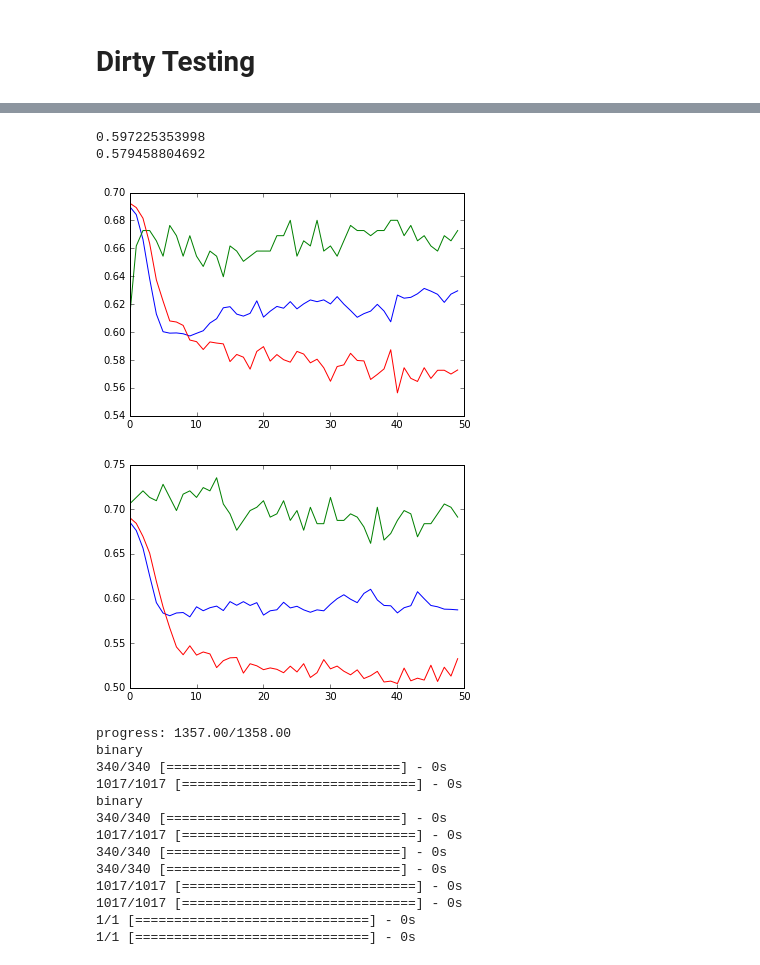
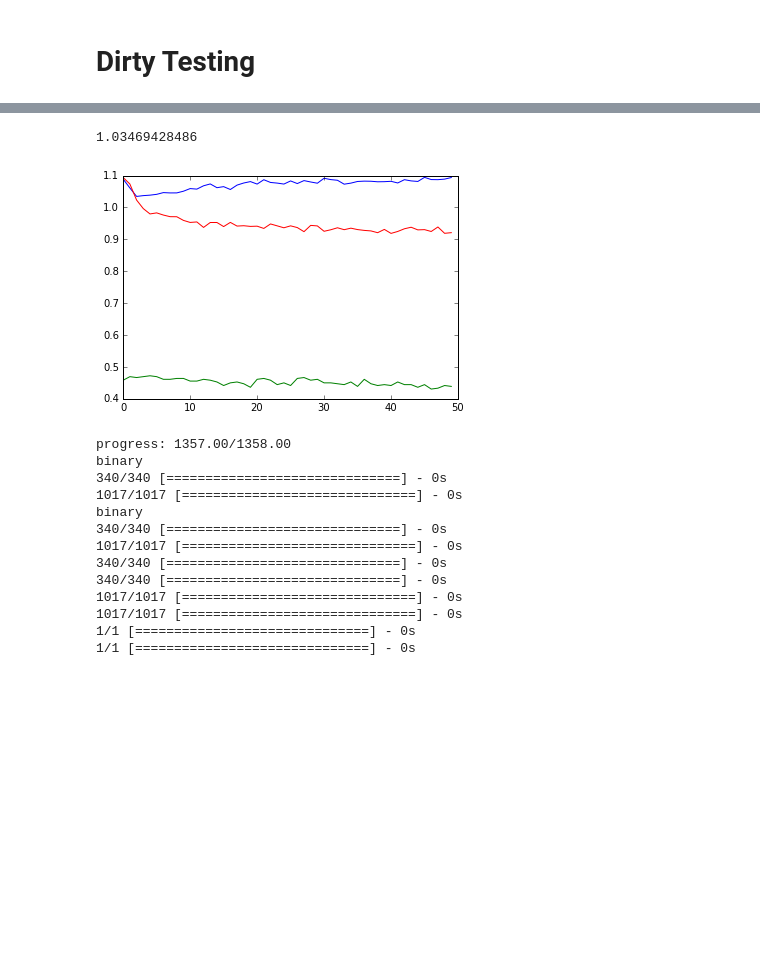
Before and after one commit to yat011/football_prediction, a Jupyter notebook: main-b3(feature selection)_ordinal.ipynb, the cells around one changed output, grey strips where cells are left out. Drawn from its saved outputs; the diff is of its cells as text; code cells hidden in the pictures; blank space fills up the shorter version.

```diff
--- a/main-b3(feature selection)_ordinal.ipynb
+++ b/main-b3(feature selection)_ordinal.ipynb
@@ -887,7 +946,7 @@ df
 
 df.to_csv('dataSet/V10_2.csv',index=False)
 # %%
-X,y = c.getH7(removeInsufficient = True)
+X,y = c.getData(removeInsufficient = True)
 # %% [output]
 start format
 [['HS_Acc' 'HST_Acc' 'H_poss_Acc' 'H_atk_3rd_Acc' 'H_atk_3rd_tot_Acc'
@@ -1746,7 +1837,7 @@ def kfoldRandomTesting( X, y ,kfold = 10, dropout_range =(0, 0.95), timeout=None
         print("interrupted")
     return sums
 # %%
-g_X,g_y = c.getH7()
+g_X,g_y = c.getData(Hypo=H8DataFormatter)
 # %% [output]
 start format
 finish
@@ -1788,9 +1879,9 @@ g_X_train , g_X_test, g_y_train,g_y_test = splitLastData(g_X,g_y,ratio =0.2)
 # %%
 g_epoch = 50
 g_patience = 10
-g_model = OrdinalModel(g_best_size,dropout=g_best_dropout, preprocess=[StandardScaler()])
+g_model = Model(g_best_size,dropout=g_best_dropout, preprocess=[StandardScaler()])
 #g_model2 = Model(g_best_size,dropout=g_best_dropout, preprocess=[StandardScaler()])
 # %%
-fit_result = g_model.fit(g_X_train,g_y_train)
+fit_result = g_model.fit(g_X_train,g_y_train,X_val=g_X_test,y_val=g_y_test)
 #g_model2.fit(g_X_train,g_y_train)
 # %% [output]
@@ -1807,16 +1890,14 @@ binary
 # %%
 h = fit_result['history']
-for history in h :
+for history in [h] :
     plt.figure()
     print(np.min(history.history['val_loss']))
     plt.plot(history.history['val_loss'],c='b')
     plt.plot(history.history['val_acc'],c='g')
     plt.plot(history.history['loss'],c='r')
 # %% [output]
-0.597225353998
-0.579458804692
+1.03469428486
-[figure, old version]
+[figure, new version]
-[figure, removed]
 # %%
 result = RollingOriginCrossValidate(g_best_size, g_X,g_y,dropout=g_best_dropout,
                                fold = 2, ModelClass=OrdinalModel)
```
Also changed, not shown: parts of 29 cells of this notebook, 4 other files.
